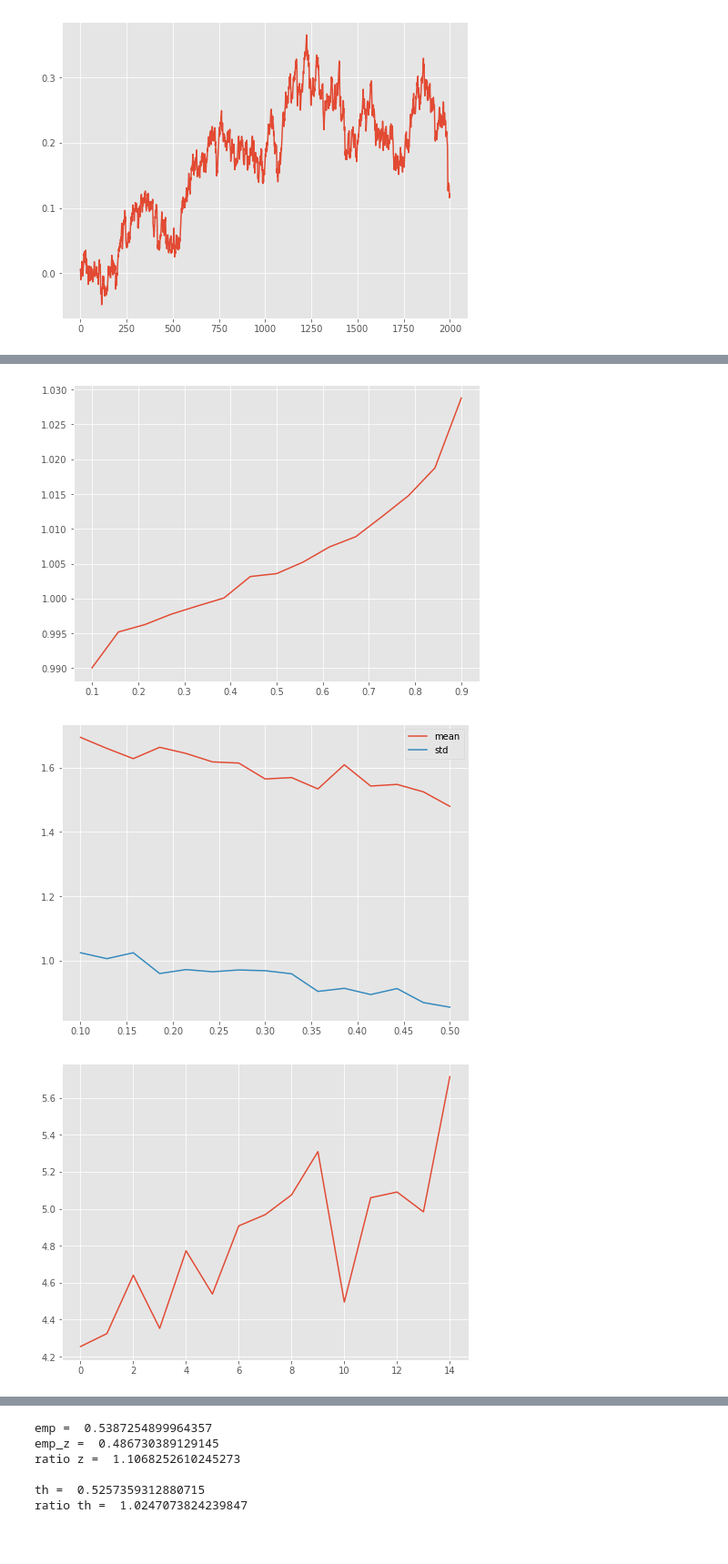
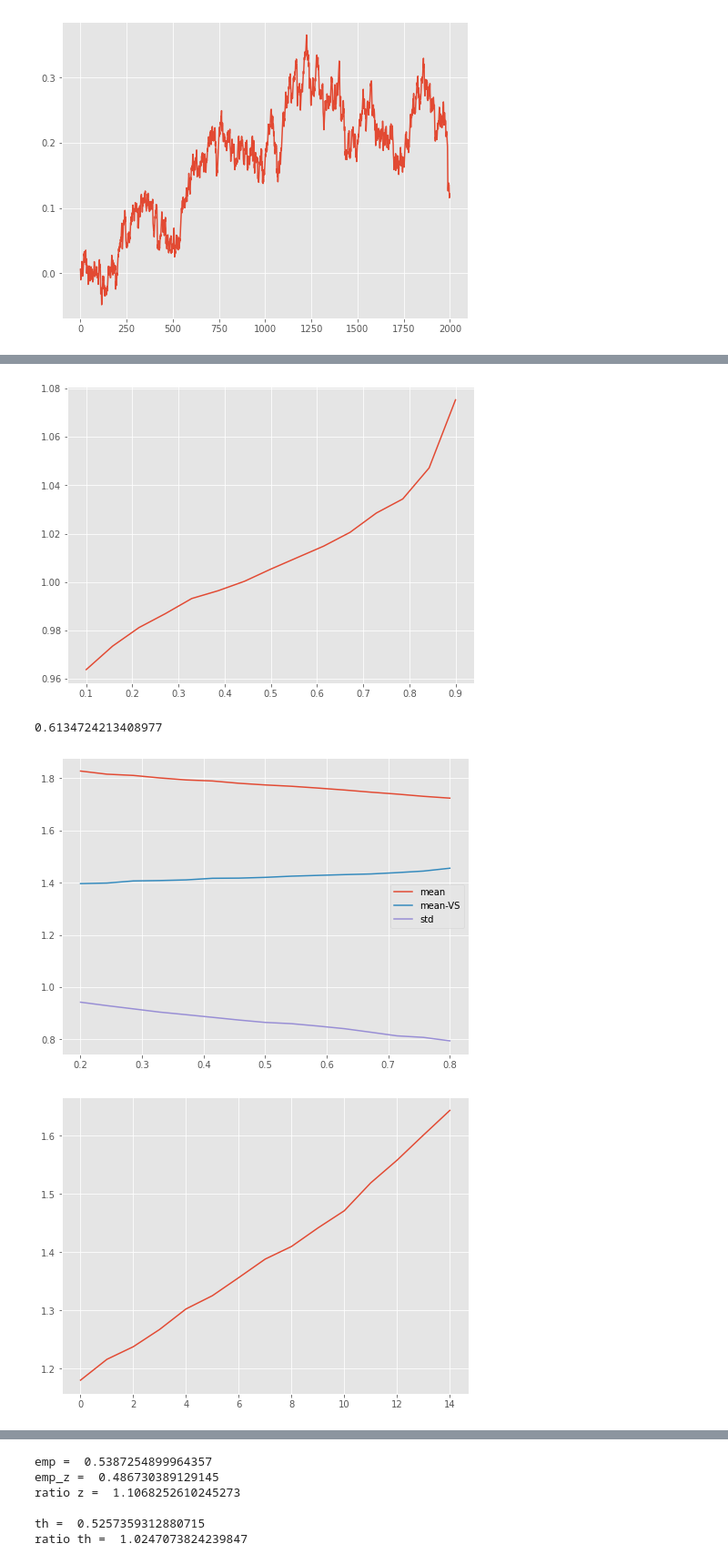
Before and after one commit to alonkipnis/HCHG, a Jupyter notebook: survival.ipynb, the cells around one changed output, grey strips where cells are left out. Shown at 91% size. Drawn from its saved outputs; the diff is of its cells as text; code cells hidden in the pictures; blank space fills up the shorter version.

```diff
--- a/survival.ipynb
+++ b/survival.ipynb
@@ -126,11 +126,11 @@ acc = []
 for kappa in kk:
     T = 100000
     n = 20 * T # n/T -> infty
-    r = 1
+    r = .3
     n1 =n * (1 - kappa)
     n2 = n * kappa
     n0 = 2 * n1 * n2 / (n1 + n2)
-    delta = r * np.log(T) / n0
+    delta = r * np.log(T) / n0 / 2
 
     lam0 = 2 / T # lam0 * T < const
     lam1 = (np.sqrt(lam0) + np.sqrt(delta)) ** 2
@@ -145,11 +145,15 @@ for kappa in kk:
     #print("MEAN = ", np.mean(W) / np.sqrt(r) / np.sqrt(np.log(T)))
     #plt.hist(W)
     #a = kappa * (1-kappa)
-    mean = np.mean(W) / np.sqrt(r) / np.sqrt(np.log(T)) / np.sqrt(2)
+    mean = np.mean(W) / np.sqrt(r) / np.sqrt(np.log(T))
     acc += [mean]
 
 plt.plot(kk, acc)
 #plt.plot(kk, np.sqrt(kk * (1 - kk)))
 plt.show()
 # %% [output]
-[figure, old version]
+[figure, new version]
+# %%
+np.mean(Y / (X + Y))
+# %% [output]
+0.6134724213408977
@@ -156,57 +233,70 @@ plt.show()
 # %%
 # here we check the binomial p-values vs. kappa
-# seems like STD is stable while mean changes
-#
+# seems like power depends of kappa (not that the p in the binomial P-values is the null ratio kappa, not actual proportion)
+# -  the constants do not match; seems like mysterious 3 or 2/3 or e^-1
+# Also, Pr ( -2 log(pval) > 2q log(T)) seems indp. of r !
 
-from twosample import binom_test_two_sided
+kk = np.linspace(0.2, .8, 15)
+#kk = np.ones(15) * .5
 
-kk = np.linspace(0.1, .5, 15)
-q = .2
 
 mm = []
+mm1 = []
 ss = []
+ss1 = []
 pp = []
+acc = []
 for kappa in kk:
-    T = 1000
-    n = 10 * T # n/T -> infty
-    r = .2
-    n1 =n * (1 - kappa)
+    T = 100000
+    n = 20 * T # n/T -> infty
+    r = .6
+    q = r + .3
+    n1 = n * (1 - kappa)
     n2 = n * kappa
     n0 = 2 * n1 * n2 / (n1 + n2)
-    delta = r/2 * np.log(T) / n0
+    delta = r * np.log(T) / n0 / 2
 
     lam0 = 2 / T # lam0 * T < const
     lam1 = (np.sqrt(lam0) + np.sqrt(delta)) ** 2
 
     X = poisson.rvs(lam0 * n1, size = T)
     Y = poisson.rvs(lam1 * n2, size = T)
 
-    pvals = binom_test_two_sided(Y, X + Y, kappa, randomize=True)
+    W1 = np.sqrt(4 * (1 - kappa) * Y) - np.sqrt(4 * kappa * X)
 
-    #print("STD = ",)
+    p = kappa
+    pvals = binom_test(Y, X + Y, p, randomize=True, alternative='greater')
+
     W = np.sqrt(- 2 * np.log(pvals))
-    std = np.std(W)
-    #print("MEAN = ", np.mean(W) / np.sqrt(r) / np.sqrt(np.log(T)))
-    #plt.hist(W)
-    #a = kappa * (1-kappa)
+    std = np.std( W )
     mean = np.mean( W )
-    prob = np.mean(- 2 * np.log(pvals) > 2 * q * np.log(T))
+    mean1 = np.mean( W1)
+    std1 = np.std( W1 )
+    prob = np.mean( W**2 > 2*q * np.log(T) )
 
     mm += [mean]
+    mm1 += [mean1]
+    ss1 += [std1]
     ss += [std]
     pp += [- np.log(prob) / np.log(T)]
 
-a = np.sqrt(r * np.log(T))# / np.sqrt(kk * (1 - kk))
-b = 1 # / np.sqrt(kk * (1 - kk)) # np.sqrt(4 * kk * (1- kk))
+    # W^2 = -2 log(p) ~ (s Z + m)**2
+    # W ~ (s Z + m)
+    #
+    #mean(W) ~ mu
+    #std(W) ~ sigma
+
+a = np.sqrt(r * np.log(T) / 2)
+b = 1
 plt.plot(kk, np.array(mm) / a)
+plt.plot(kk, np.array(mm1) / a)
 plt.plot(kk, np.array(ss) / b )
-#plt.plot(kk, )
-plt.legend(['mean', 'std'])
+plt.legend(['mean', 'mean-VS', 'std', 'std-VS'])
 plt.show()
 
-rho = ( (np.sqrt(q) - np.sqrt(r / 2) ) / 1 ) ** 2
-plt.plot(pp / rho)
+rho = ( (np.sqrt(q) - np.sqrt( r / 2 )) ) ** 2
+plt.plot(pp / rho )
 plt.show()
 # %% [output]
-[figure, old version]
+[figure, new version]
-[figure, old version]
+[figure, new version]
```
Also changed, not shown: parts of 10 cells of this notebook, 8 other files.
